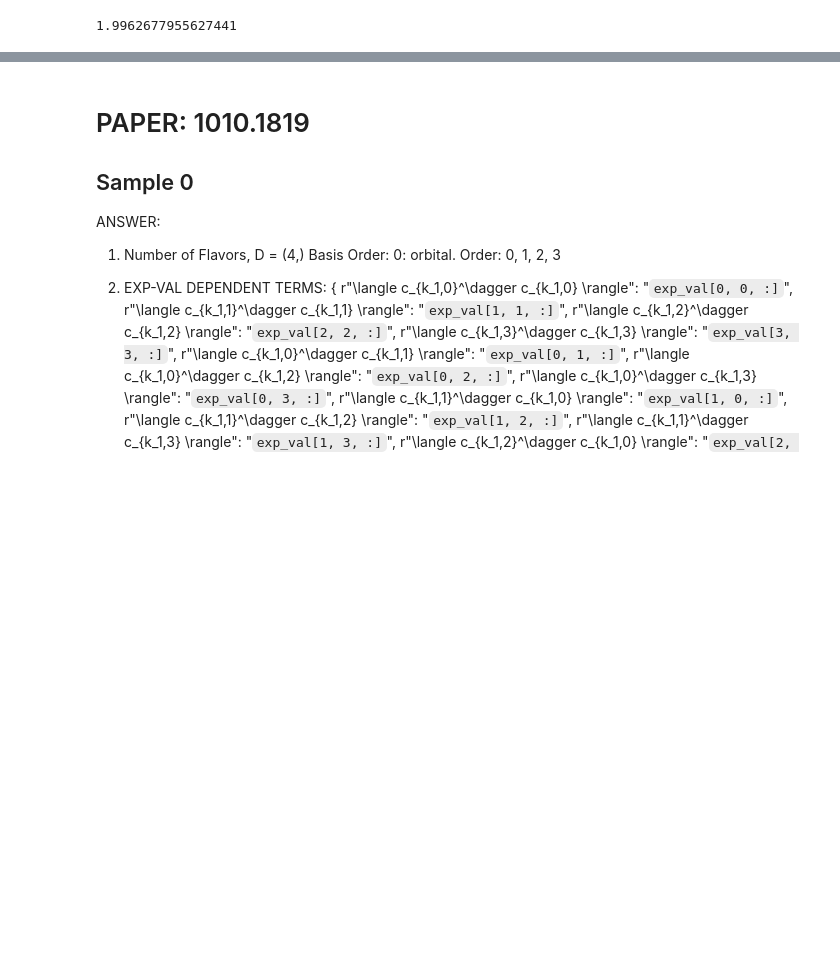
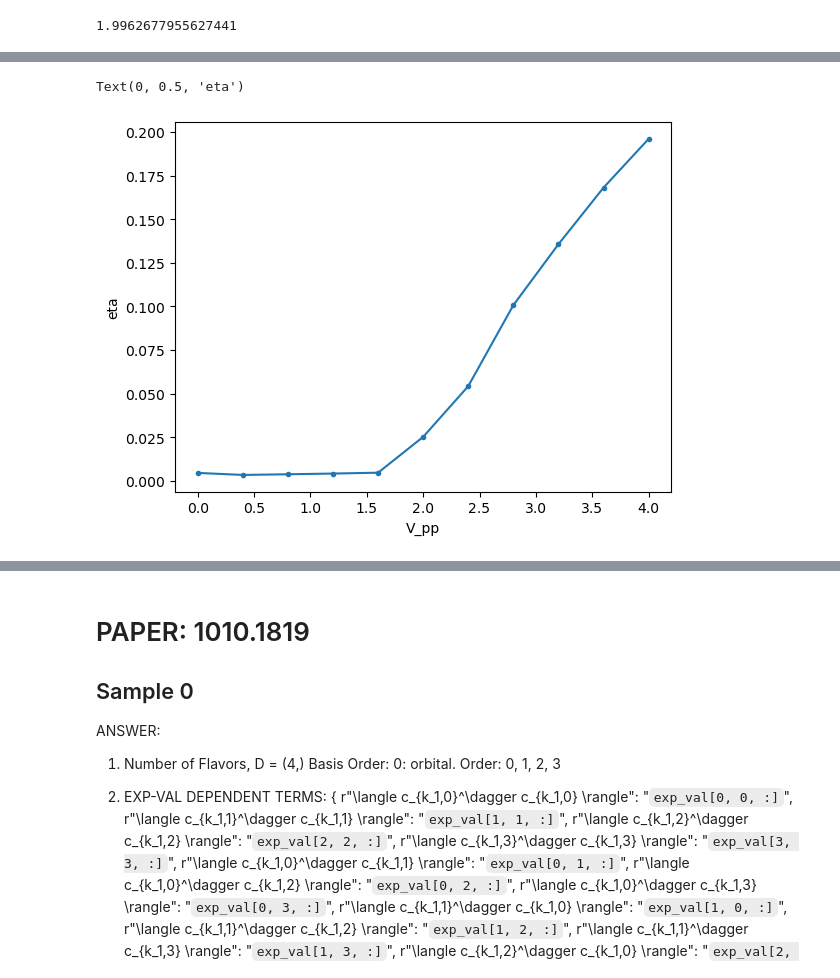
Before and after one commit to hainingpan/HartreeFock_GPT, a Jupyter notebook: test_coding/Dataset_v1_Outputs.ipynb, the cells around one changed output, grey strips where cells are left out. Cells and saved outputs as stored; diff of their text form; code cells hidden in the pictures; blank space fills up the shorter version.

```diff
--- a/test_coding/Dataset_v1_Outputs.ipynb
+++ b/test_coding/Dataset_v1_Outputs.ipynb
@@ -776,0 +815,2 @@ out = rotation_check()
+# %%
+wf, en, exp_val = solve(ham,exp_val0,100)
@@ -776,0 +835,30 @@ out = rotation_check()
+# %%
+def run(V_pp):
+    parameters={
+    't_pd=':1,
+    't_pp':0,
+    'Delta':2.5,
+    'U_p':3,
+    'U_d':8,
+    'V_pd':1,
+    'V_pp':V_pp
+    }
+    ham=code_1106_606_3.HartreeFockHamiltonian(N_shell=10,filling_factor=1.2/6,parameters=parameters)
+    H0=ham.generate_non_interacting()
+    H0[:,1,:,1,:] -= 1
+    wf0, en0 = diagonalize(flattened_hamiltonian(H0,ham.D,ham.N_k))
+    exp_val0=get_exp_val(wf0,en0,ham.nu,ham.T)
+    exp_val0=unflatten_exp_val(exp_val0,ham.D,ham.N_k)
+    wf, en, exp_val = solve(ham,exp_val0,500)
+    n_px = np.mean(
+            exp_val[0, 0, 0, 0, :] + exp_val[1, 0, 1, 0, :]
+        )
+    n_py = np.mean(
+            exp_val[0, 1, 0, 1, :] + exp_val[1, 1, 1, 1, :]
+        )
+    eta = n_px - n_py
+    return eta
+# %%
+V_pp_list = np.linspace(0, 4, 11)
+# %%
+eta_list=[run(V_pp=V_pp) for V_pp in V_pp_list]
@@ -776,0 +876,7 @@ out = rotation_check()
+# %%
+plt.plot(V_pp_list,np.abs(eta_list),'.-')
+plt.xlabel('V_pp')
+plt.ylabel('eta')
+# %% [output]
+Text(0, 0.5, 'eta')
+[figure, added]
```
Also changed, not shown: parts of 20 cells of this notebook, 3 other files.
